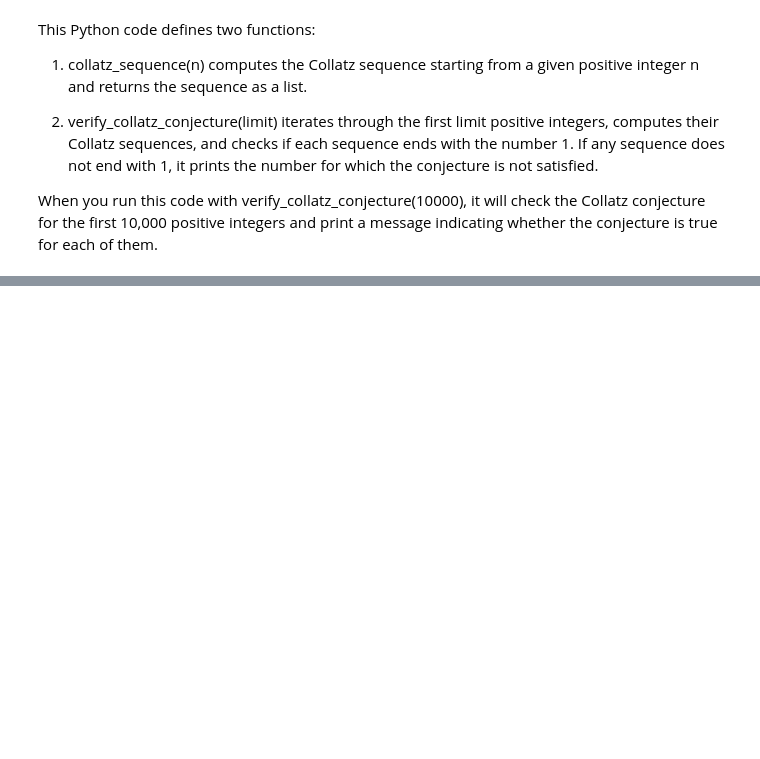
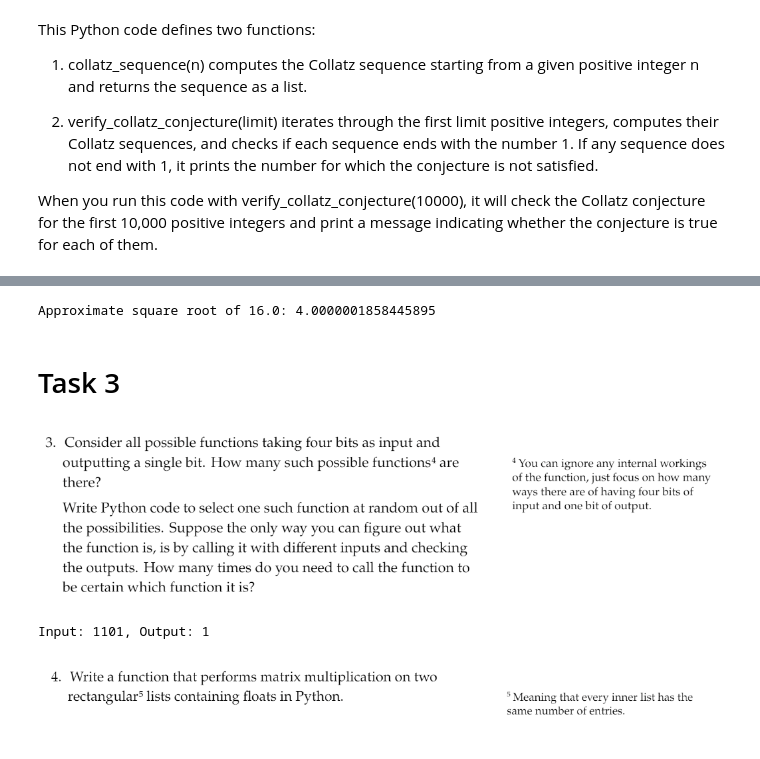
Before and after one commit to Kaif370Z/Emerging-Technology, a Jupyter notebook: Tasks/Task.ipynb, the cells around one changed output, grey strips where cells are left out. Drawn from its saved outputs; the diff is of its cells as text; code cells hidden in the pictures; blank space fills up the shorter version.

```diff
--- a/Tasks/Task.ipynb
+++ b/Tasks/Task.ipynb
@@ -43,0 +54,36 @@ When you run this code with verify_collatz_conjecture(10000), it will check the
+# %%
+# To approximate the square root of a floating-point number 'x' using Newton's method in Python, you can define a function sqrt as described in the task.
+
+def sqrt(x):
+    # Initial guess for the square root
+    z0 = x / 2.0
+
+    # Set the threshold for the difference between successive guesses
+    threshold = 0.01
+
+    while True:
+        # Calculate the next guess using the Newton's method formula
+        z1 = z0 - (z0 ** 2 - x) / (2 * z0)
+
+        # Check if the difference between the current guess and the next guess is less than the threshold
+        if abs(z1 - z0) < threshold:
+            return z1  # The approximation is within the threshold
+
+        # Update the current guess for the next iteration
+        z0 = z1
+
+x = 16.0  # Replace with the value for which you want to calculate the square root
+result = sqrt(x)
+print(f"Approximate square root of {x}: {result}")
+# %% [output]
+Approximate square root of 16.0: 4.0000001858445895
+# %% [markdown]
+# Task 3
+# %%
+from IPython.display import Image
+
+image_path = "C:\Emerging Technology\Images\Task3.png"
+
+Image(filename=image_path)
+# %% [output]
+[figure, added]
@@ -43,0 +101,26 @@ When you run this code with verify_collatz_conjecture(10000), it will check the
+# %%
+import random
+
+# Generate a random 4-bit input
+input_bits = ''.join(random.choice('01') for _ in range(4))
+
+# Generate a random 16-bit integer to represent the function
+random_function = random.randint(0, 2**16 - 1)
+
+# Define a function to apply the selected function to the input
+def apply_function(input_bits, function):
+    return (function >> int(input_bits, 2)) & 1
+
+# Test the randomly selected function with the random input
+output = apply_function(input_bits, random_function)
+print(f"Input: {input_bits}, Output: {output}")
+# %% [output]
+Input: 1101, Output: 1
+# %%
+from IPython.display import Image
+
+image_path = "C:\Emerging Technology\Images\Task4.png"
+
+Image(filename=image_path)
+# %% [output]
+[figure, added]
```
Also changed, not shown: parts of 5 cells of this notebook, 3 other files.
